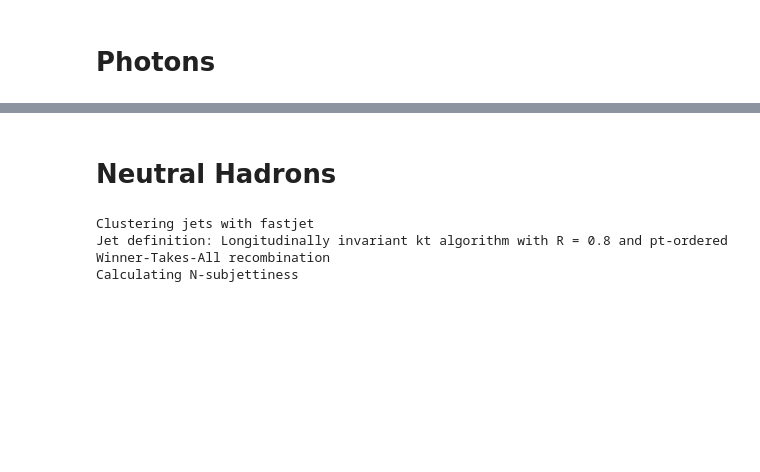
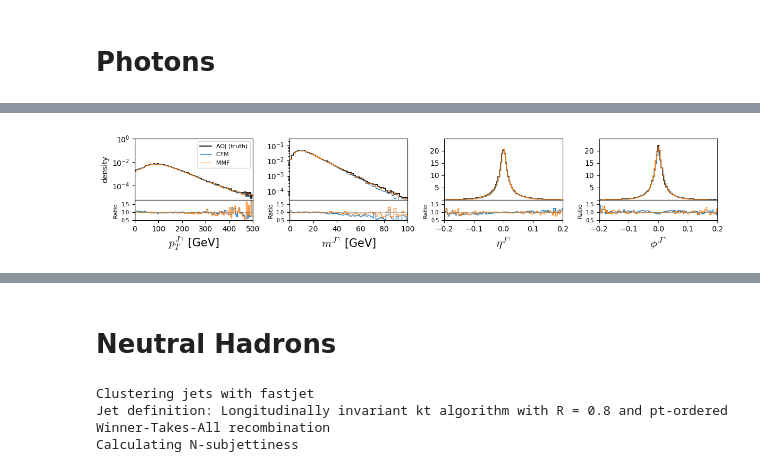
Before and after one commit to dfaroughy/Multimodal-flows, a Jupyter notebook: notebooks/MMF_results.ipynb, the cells around one changed output, grey strips where cells are left out. Saved outputs shown, nothing was run; the diff lists cells and outputs as text; code cells hidden in the pictures; blank space fills up the shorter version.

```diff
--- a/notebooks/MMF_results.ipynb
+++ b/notebooks/MMF_results.ipynb
@@ -47,0 +46,5 @@ UserWarning: dcut and exclusive jets for jet-finders other than kt, C/A or genkt
+# %%
+from utils.tensorclass import TensorMultiModal
+
+sample_cfm = TensorMultiModal.load_from('/home/df630/Multimodal-flows/jet_sequences/CFM/EPiC/cfm_generation_results_500K_steps_6000_temp_1.2.h5')
+cfm = JetFeatures(sample_cfm)
@@ -266,0 +340,4 @@ def get_flavor_specific_subjets(sample, flavor):
+# %%
+sample_mmf_calibrated = sample_mmf.clone()
+sample_mmf_calibrated.discrete = calibrate_rare_to_common_smooth(sample_mmf_calibrated, p0=0.5, pt0 = 80)
+mmf_calibrated = JetFeatures(sample_mmf_calibrated)
@@ -269,5 +711,6 @@ def get_flavor_specific_subjets(sample, flavor):
 # %%
-mmf_photons = get_flavor_specific_subjets(sample, flavor=1)
+mmf_photons = get_flavor_specific_subjets(sample_mmf_calibrated, flavor=1)
+cfm_photons = get_flavor_specific_subjets(sample_cfm, flavor=1)
 aoj_photons = get_flavor_specific_subjets(test, flavor=1)
 # %% [output]
 Clustering jets with fastjet
@@ -419,0 +726,76 @@ UserWarning: Attempt to set non-positive ylim on a log-scaled axis will be ignor
+# %%
+fig, axes = plt.subplots(2, 4, figsize=(12, 2.5), gridspec_kw={'height_ratios':[3,1], 'hspace': 0}, sharex='col')
+
+
+plot_hist_and_ratio(test=aoj_photons,
+                    gen=cfm_photons,
+                    gen_ref=mmf_photons,
+                    ax_hist=axes[0, 0],
+                    ax_ratio=axes[1, 0],
+                    feat='pt',
+                    xlim=(0, 500),
+                    ylim=(0, 1),
+                    num_bins=100,
+                    color_test = 'k',
+                    lw=.75,
+                    xlabel= r'$p_T^{J^\gamma}$ [GeV]',
+                    ylabel='density',
+                    legend1='CFM ',
+                    legend2='MMF ',
+                    log_scale=(False, True)
+                    )
+
+plot_hist_and_ratio(aoj_photons,
+                    cfm_photons,
+                    gen_ref=mmf_photons,
+                    ax_hist=axes[0, 1],
+                    ax_ratio=axes[1, 1],
+                    feat='m',
+                    xlim=(0, 100),
+                    ylim=(0, 0.3),
+                    num_bins=60,
+                    color_test = 'k',
+                    lw=.75,
+                    xlabel=r'$m^{J^\gamma}$ [GeV]',
+                    log_scale=(False, True),)
+
+plot_hist_and_ratio(test=aoj_photons,
+                    gen=cfm_photons,
+                    gen_ref=mmf_photons,
+                    ax_hist=axes[0, 2],
+                    ax_ratio=axes[1, 2],
+                    feat='eta',
+                    xlim=(-0.2,0.2),
+                    ylim=(0,25),
+                    num_bins=100,
+                    color_test = 'k',
+                    lw=1.0,
+                    xlabel=r'$\eta^{J^\gamma}$')
+
+plot_hist_and_ratio(test=aoj_photons,
+                    gen=cfm_photons,
+                    gen_ref=mmf_photons,
+                    ax_hist=axes[0, 3],
+                    ax_ratio=axes[1, 3],
+                    feat='phi',
+                    xlim=(-0.2,0.2),
+                    ylim=(0, 25),
+                    num_bins=100,
+                    color_test = 'k',
+                    lw=1.0,
+                    xlabel=r'$\phi^{J^\gamma}$')
+
+
+# axes[0, 0].set_yticks([0, 0.002,0.004, 0.006, 0.008])
+# axes[0, 0].set_yticklabels(['', 0.002,0.004, 0.006, 0.008])
+# axes[0, 1].set_yticks([0,0.02,0.04, 0.06])
+# axes[0, 1].set_yticklabels(['',0.02,0.04, 0.065])
+axes[0, 2].set_yticks([0, 5 ,10, 15, 20])
+axes[0, 2].set_yticklabels(['',5 ,10, 15, 20])
+axes[0, 3].set_yticks([0,5 ,10, 15, 20])
+axes[0, 3].set_yticklabels(['',5 ,10, 15, 20])
+
+plt.tight_layout()
+plt.savefig("jets_level_feats.png", dpi=500)
+plt.show()
+# %% [output]
@@ -419,0 +804 @@ UserWarning: Attempt to set non-positive ylim on a log-scaled axis will be ignor
+[figure, added]
```
Also changed, not shown: parts of 59 cells of this notebook, 12 other files.
